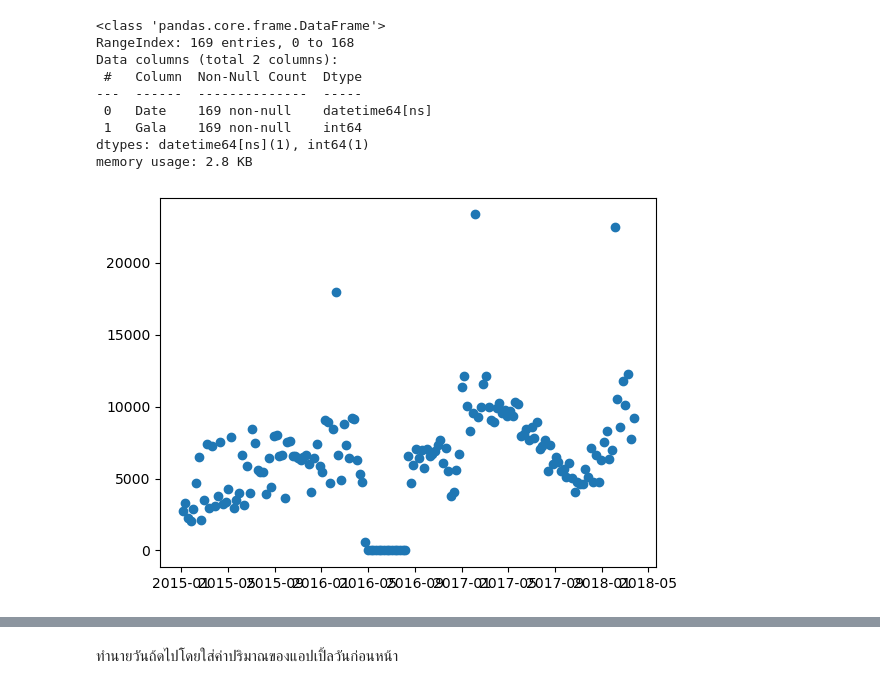
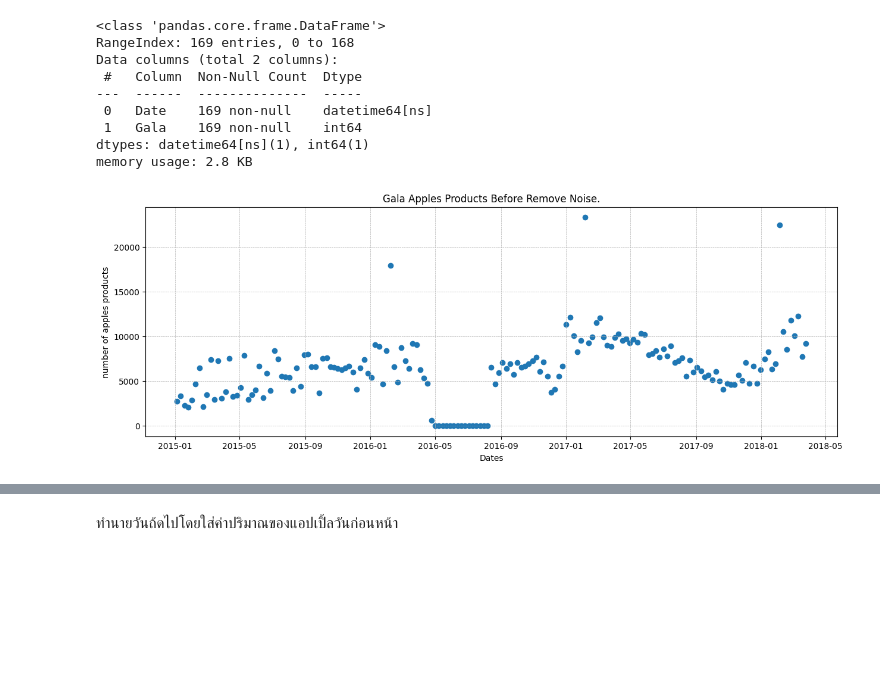
Before and after one commit to OatKID/RegressionMiniProject, a Jupyter notebook: algorithm/Gala/1_predict_1/baseline.ipynb, the cells around one changed output, grey strips where cells are left out. Saved outputs shown, nothing was run; the diff lists cells and outputs as text; code cells hidden in the pictures; blank space fills up the shorter version.

```diff
--- a/algorithm/Gala/1_predict_1/baseline.ipynb
+++ b/algorithm/Gala/1_predict_1/baseline.ipynb
@@ -40,11 +40,16 @@ Data columns (total 2 columns):
  1   Gala    169 non-null    int64
 dtypes: datetime64[ns](1), int64(1)
 memory usage: 2.8 KB
-# %%
-plt.scatter(df_gala["Date"], df_gala["Gala"])
-plt.show()
-# %% [output]
-[figure, removed]
+# %%
+plt.figure(figsize=(15,5))
+plt.title("Gala Apples Products Before Remove Noise.")
+plt.xlabel("Dates")
+plt.ylabel("number of apples products")
+plt.scatter(df_gala["Date"], df_gala["Gala"])
+plt.grid(linestyle='--', linewidth='0.5')
+plt.show()
+# %% [output]
+[figure, added]
 # %%
 df_gala = df_gala[df_gala["Gala"] <= 15000]
 df_gala = df_gala[df_gala["Gala"] >= 1000]
```
Also changed, not shown: parts of 4 cells of this notebook, 7 other files.
